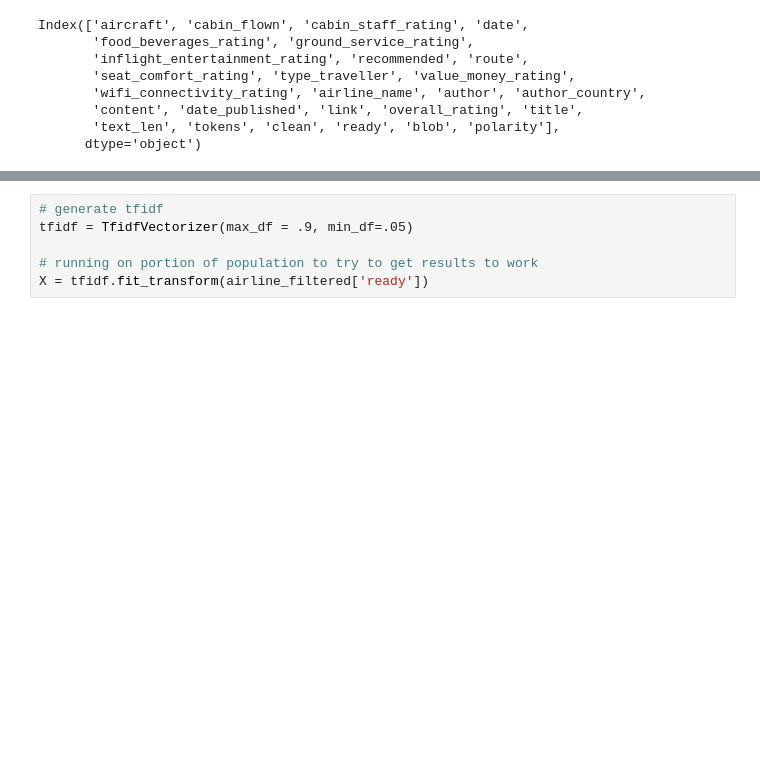
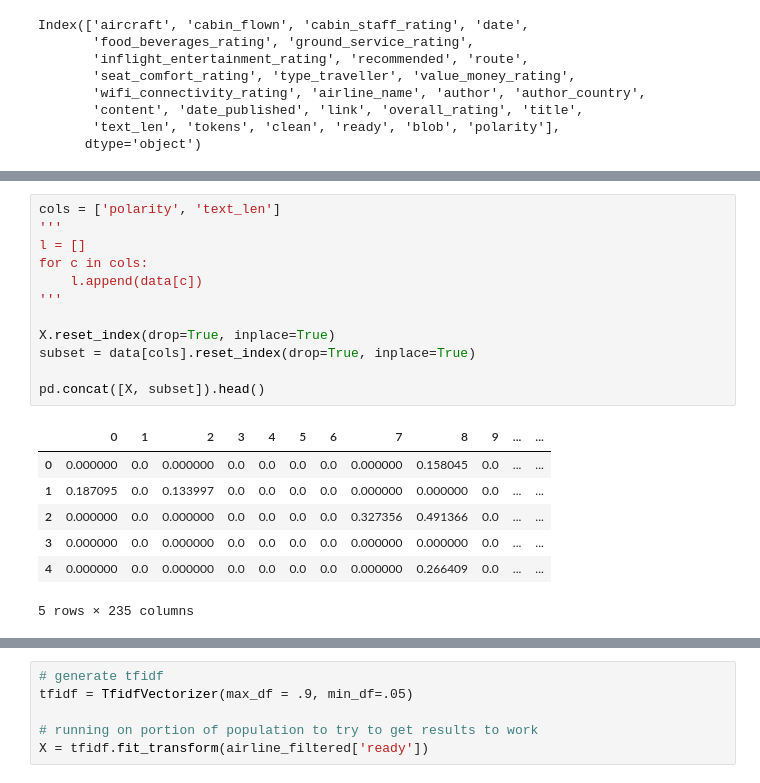
Before and after one commit to roden026/capstone, a Jupyter notebook: code/Sentiment_and_modeling.ipynb, the cells around one changed output, grey strips where cells are left out. Drawn from its saved outputs; the diff is of its cells as text; blank space fills up the shorter version.

```diff
--- a/code/Sentiment_and_modeling.ipynb
+++ b/code/Sentiment_and_modeling.ipynb
@@ -239,0 +536,20 @@ Index(['aircraft', 'cabin_flown', 'cabin_staff_rating', 'date',
+# %%
+cols = ['polarity', 'text_len']
+'''
+l = []
+for c in cols:
+    l.append(data[c])
+'''
+
+X.reset_index(drop=True, inplace=True)
+subset = data[cols].reset_index(drop=True, inplace=True)
+
+pd.concat([X, subset]).head()
+# %% [output]
+|  | 0 | 1 | 2 | 3 | 4 | 5 | 6 | 7 | 8 | 9 | ... | ... |
+| 0 | 0.000000 | 0.0 | 0.000000 | 0.0 | 0.0 | 0.0 | 0.0 | 0.000000 | 0.158045 | 0.0 | ... | ... |
+| 1 | 0.187095 | 0.0 | 0.133997 | 0.0 | 0.0 | 0.0 | 0.0 | 0.000000 | 0.000000 | 0.0 | ... | ... |
+| 2 | 0.000000 | 0.0 | 0.000000 | 0.0 | 0.0 | 0.0 | 0.0 | 0.327356 | 0.491366 | 0.0 | ... | ... |
+| 3 | 0.000000 | 0.0 | 0.000000 | 0.0 | 0.0 | 0.0 | 0.0 | 0.000000 | 0.000000 | 0.0 | ... | ... |
+| 4 | 0.000000 | 0.0 | 0.000000 | 0.0 | 0.0 | 0.0 | 0.0 | 0.000000 | 0.266409 | 0.0 | ... | ... |
+5 rows × 235 columns
```
Also changed, not shown: parts of 20 cells of this notebook, 1 other file.
